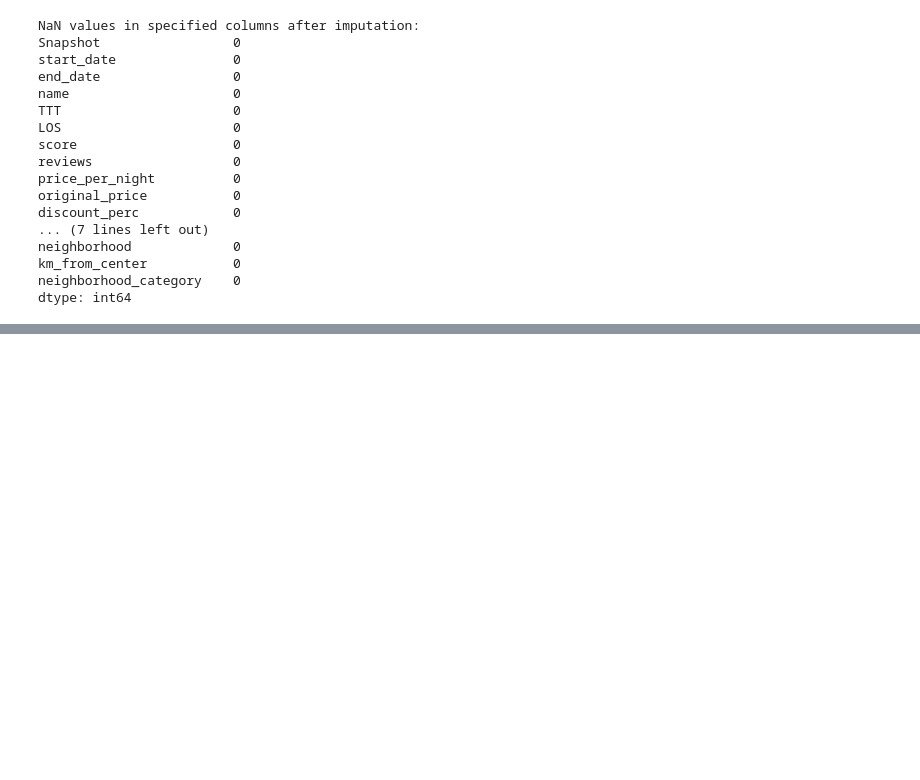
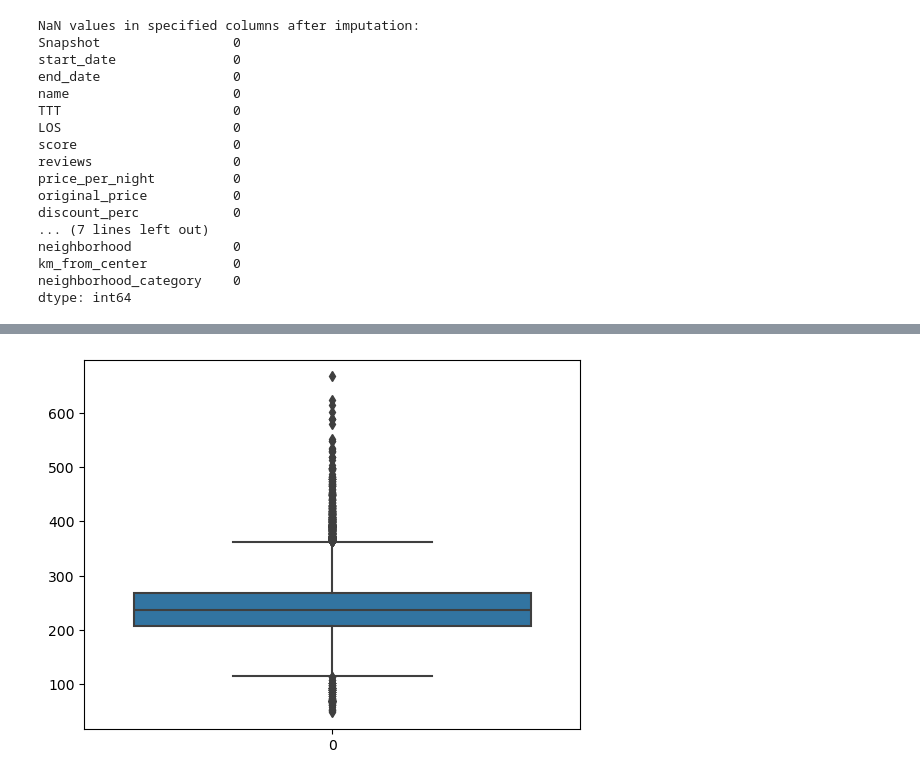
Before and after one commit to Omri5790/Data_Project, a Jupyter notebook: Expedia scraping data/Expedia_data_cleaning.ipynb, the cells around one changed output, grey strips where cells are left out. Cells and saved outputs as stored; diff of their text form; code cells hidden in the pictures; blank space fills up the shorter version.

```diff
--- a/Expedia scraping data/Expedia_data_cleaning.ipynb
+++ b/Expedia scraping data/Expedia_data_cleaning.ipynb
@@ -148,0 +154,6 @@ df
+# %%
+# Assuming df is your DataFrame
+columns_to_replace = ['Free_cancellation', 'No_payment', 'Breakfast', 'Option Member']
+df[columns_to_replace] = df[columns_to_replace].replace({False: 0, True: 1})
+
+print(df.head())
@@ -209,0 +273,6 @@ Name: count, dtype: int64
+# %%
+# Box plot to detect outliers
+sns.boxplot(df['price_per_night'])
+plt.show()
+# %% [output]
+[figure, added]
```
Also changed, not shown: parts of 13 cells of this notebook.
